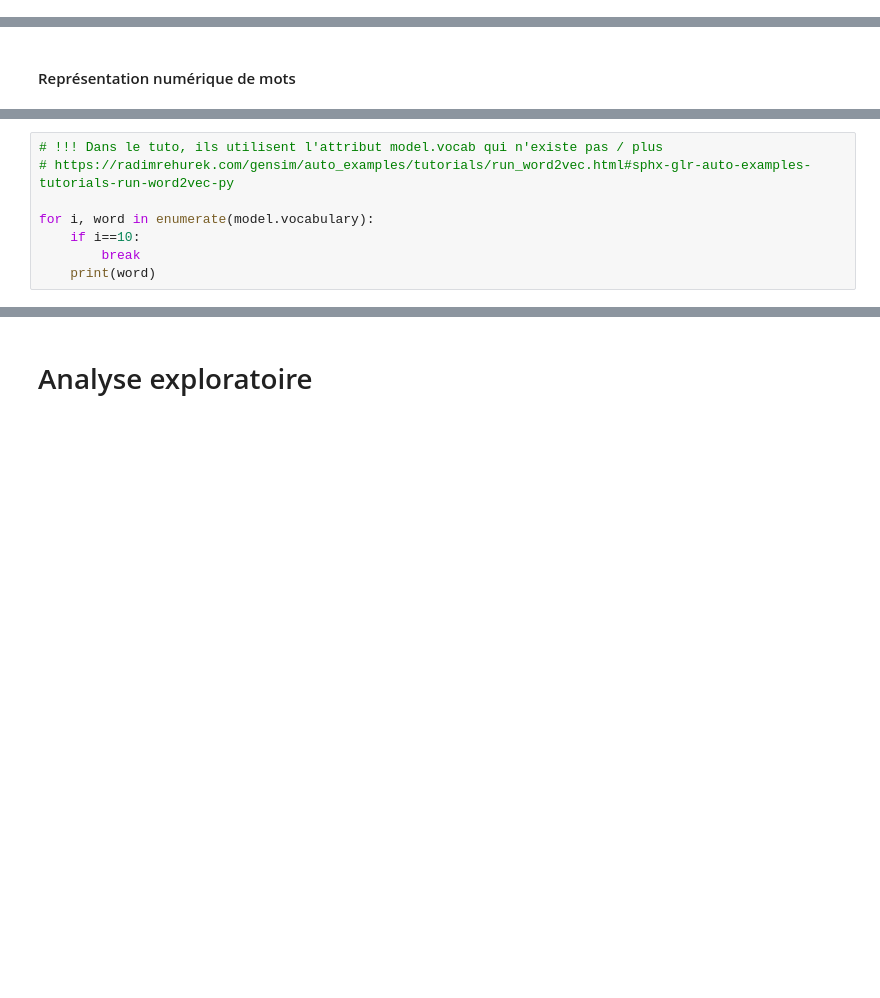
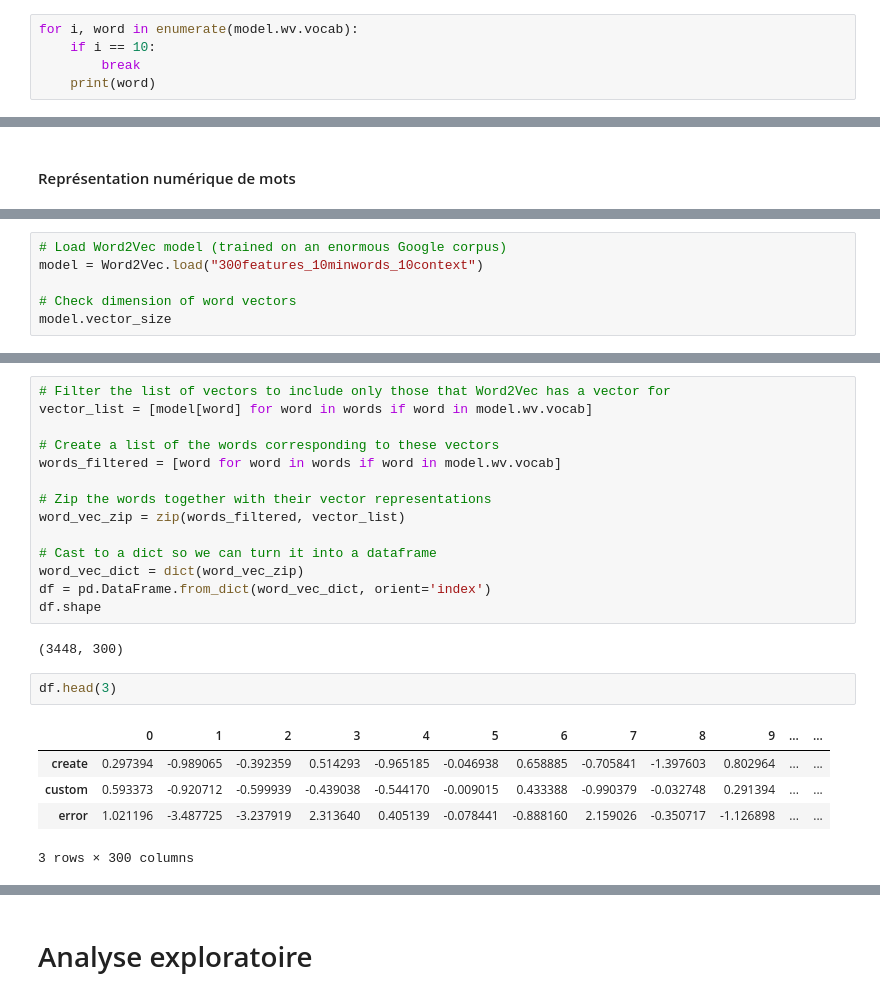
Before and after one commit to Lenka-St/Projet5, a Jupyter notebook: Notebook1_Analyse_exploratoire.ipynb, the cells around one changed output, grey strips where cells are left out. Saved outputs shown, nothing was run; the diff lists cells and outputs as text; blank space fills up the shorter version.

```diff
--- a/Notebook1_Analyse_exploratoire.ipynb
+++ b/Notebook1_Analyse_exploratoire.ipynb
@@ -1148,0 +1214,5 @@ TypeError: argument of type 'Word2VecVocab' is not iterable
+# %%
+for i, word in enumerate(model.wv.vocab):
+    if i == 10:
+        break
+    print(word)
@@ -1193,8 +1334,0 @@ model.wv["python"][:10]
-# %%
-# !!! Dans le tuto, ils utilisent l'attribut model.vocab qui n'existe pas / plus
-# https://radimrehurek.com/gensim/auto_examples/tutorials/run_word2vec.html#sphx-glr-auto-examples-tutorials-run-word2vec-py
-
-for i, word in enumerate(model.vocabulary):
-    if i==10:
-        break
-    print(word)
@@ -1279,0 +1377,6 @@ trainDataVecs = getAvgFeatureVecs( clean_train_posts, model, num_features )
+# %%
+# Load Word2Vec model (trained on an enormous Google corpus)
+model = Word2Vec.load("300features_10minwords_10context")
+
+# Check dimension of word vectors
+model.vector_size
@@ -1279,0 +1392,24 @@ trainDataVecs = getAvgFeatureVecs( clean_train_posts, model, num_features )
+# %%
+# Filter the list of vectors to include only those that Word2Vec has a vector for
+vector_list = [model[word] for word in words if word in model.wv.vocab]
+
+# Create a list of the words corresponding to these vectors
+words_filtered = [word for word in words if word in model.wv.vocab]
+
+# Zip the words together with their vector representations
+word_vec_zip = zip(words_filtered, vector_list)
+
+# Cast to a dict so we can turn it into a dataframe
+word_vec_dict = dict(word_vec_zip)
+df = pd.DataFrame.from_dict(word_vec_dict, orient='index')
+df.shape
+# %% [output]
+(3448, 300)
+# %%
+df.head(3)
+# %% [output]
+|  | 0 | 1 | 2 | 3 | 4 | 5 | 6 | 7 | 8 | 9 | ... | ... |
+| create | 0.297394 | -0.989065 | -0.392359 | 0.514293 | -0.965185 | -0.046938 | 0.658885 | -0.705841 | -1.397603 | 0.802964 | ... | ... |
+| custom | 0.593373 | -0.920712 | -0.599939 | -0.439038 | -0.544170 | -0.009015 | 0.433388 | -0.990379 | -0.032748 | 0.291394 | ... | ... |
+| error | 1.021196 | -3.487725 | -3.237919 | 2.313640 | 0.405139 | -0.078441 | -0.888160 | 2.159026 | -0.350717 | -1.126898 | ... | ... |
+3 rows × 300 columns
```
Also changed, not shown: parts of 76 cells of this notebook, 1 other file.
